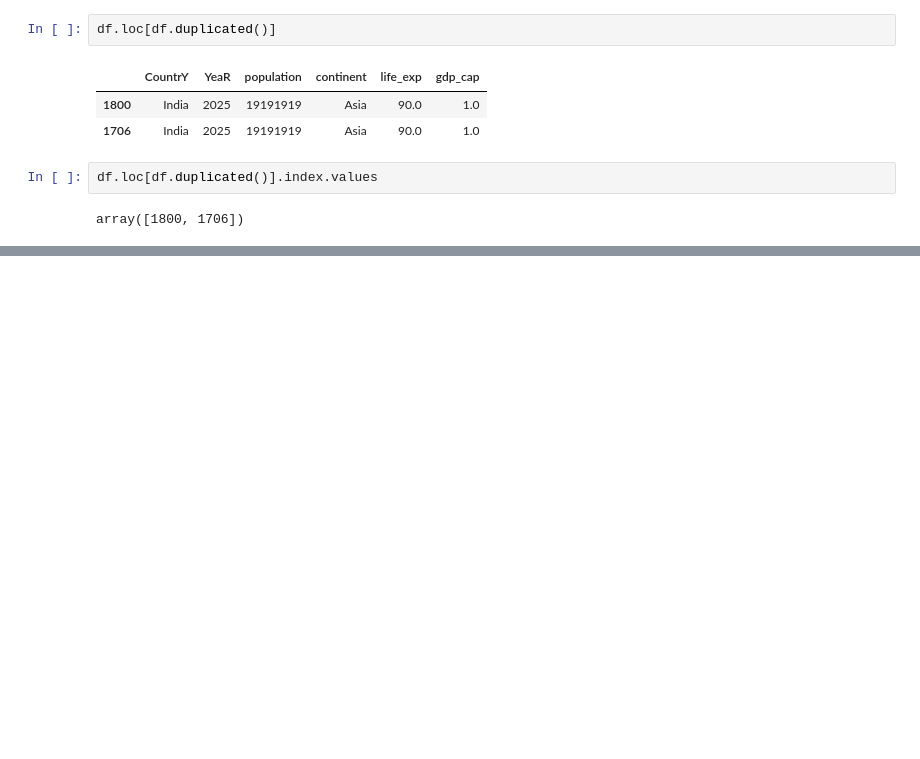
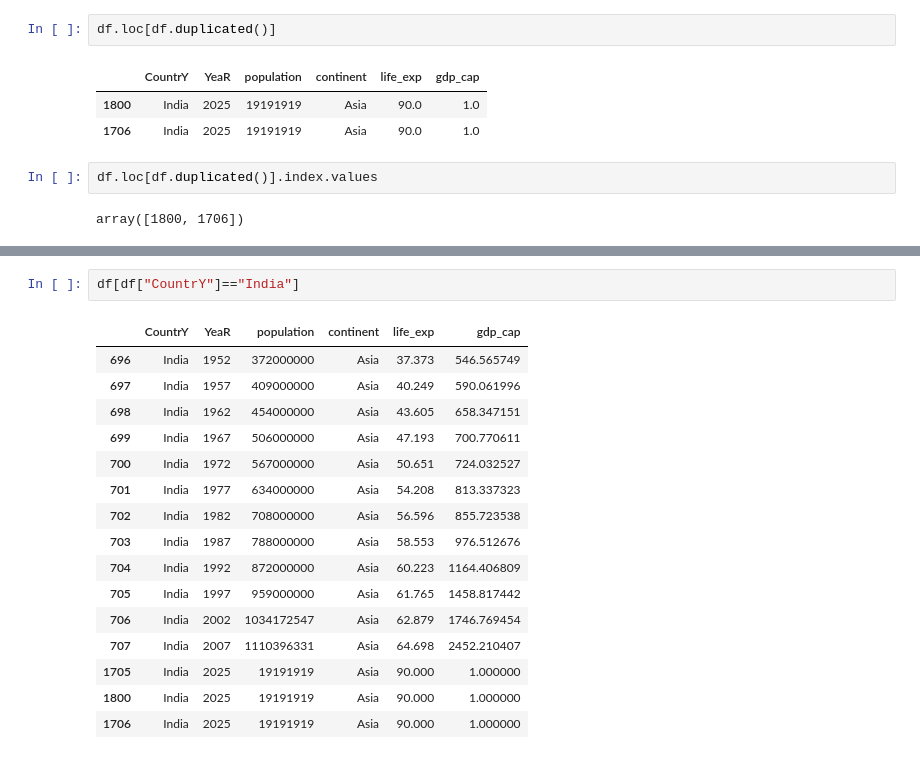
Before and after one commit to jeeet0700/Pandas, a Jupyter notebook: Pandas final cut.ipynb, the cells around one changed output, grey strips where cells are left out. Drawn from its saved outputs; the diff is of its cells as text; blank space fills up the shorter version.

```diff
--- a/Pandas final cut.ipynb
+++ b/Pandas final cut.ipynb
@@ -1094,0 +1114,19 @@ array([1800, 1706])
+# %%
+df[df["CountrY"]=="India"]
+# %% [output]
+|  | CountrY | YeaR | population | continent | life_exp | gdp_cap |
+| 696 | India | 1952 | 372000000 | Asia | 37.373 | 546.565749 |
+| 697 | India | 1957 | 409000000 | Asia | 40.249 | 590.061996 |
+| 698 | India | 1962 | 454000000 | Asia | 43.605 | 658.347151 |
+| 699 | India | 1967 | 506000000 | Asia | 47.193 | 700.770611 |
+| 700 | India | 1972 | 567000000 | Asia | 50.651 | 724.032527 |
+| 701 | India | 1977 | 634000000 | Asia | 54.208 | 813.337323 |
+| 702 | India | 1982 | 708000000 | Asia | 56.596 | 855.723538 |
+| 703 | India | 1987 | 788000000 | Asia | 58.553 | 976.512676 |
+| 704 | India | 1992 | 872000000 | Asia | 60.223 | 1164.406809 |
+| 705 | India | 1997 | 959000000 | Asia | 61.765 | 1458.817442 |
+| 706 | India | 2002 | 1034172547 | Asia | 62.879 | 1746.769454 |
+| 707 | India | 2007 | 1110396331 | Asia | 64.698 | 2452.210407 |
+| 1705 | India | 2025 | 19191919 | Asia | 90.000 | 1.000000 |
+| 1800 | India | 2025 | 19191919 | Asia | 90.000 | 1.000000 |
+| 1706 | India | 2025 | 19191919 | Asia | 90.000 | 1.000000 |
```
Also changed, not shown: parts of 8 cells of this notebook.
